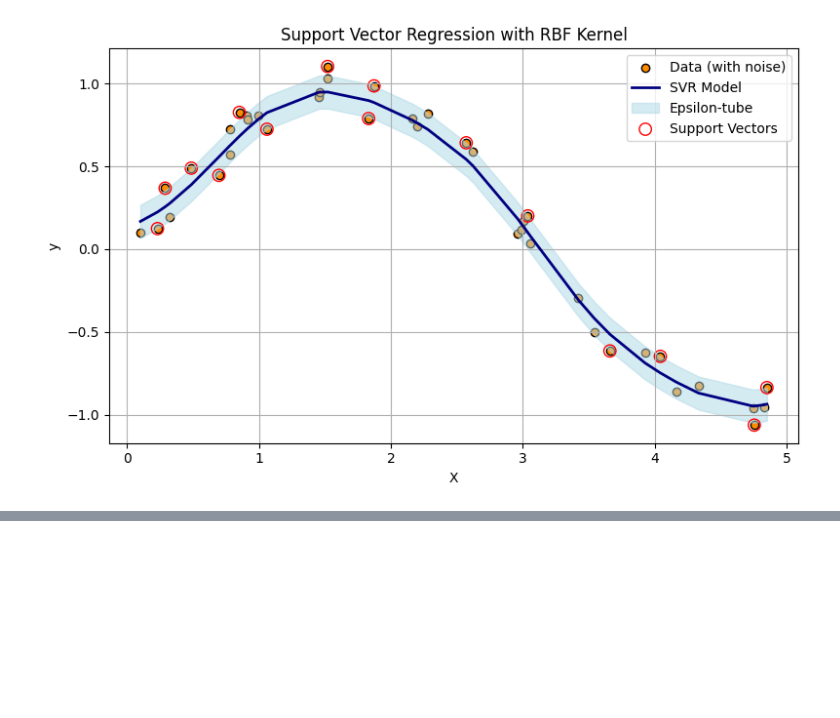
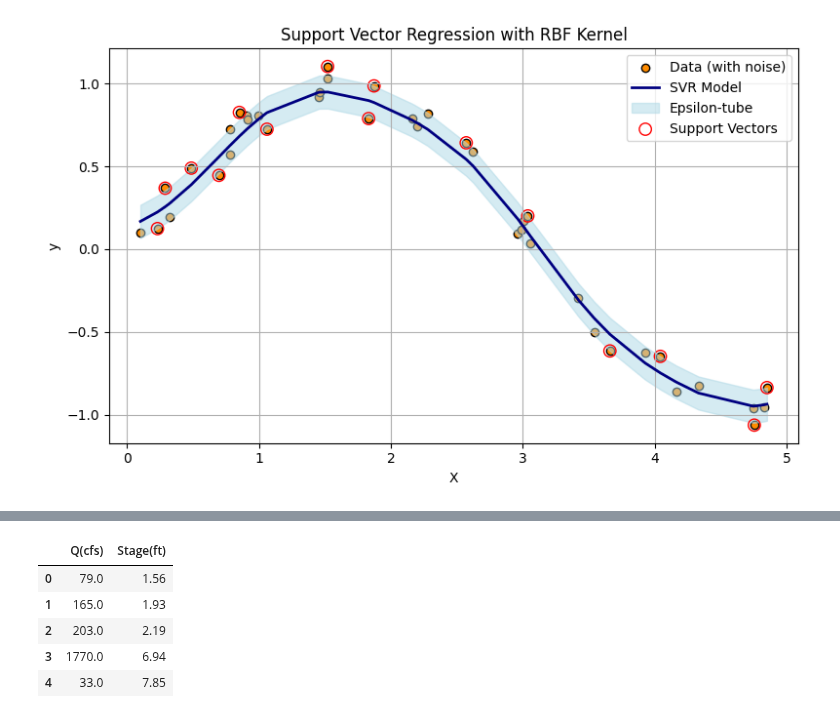
Before and after one commit to dustykat/ce-5319-webroot, a Jupyter notebook: MLBE4CE/_build/jupyter_execute/chapters/09-supportvectors/supportvectors.ipynb, the cells around one changed output, grey strips where cells are left out. Drawn from its saved outputs; the diff is of its cells as text; code cells hidden in the pictures; blank space fills up the shorter version.

```diff
--- a/MLBE4CE/_build/jupyter_execute/chapters/09-supportvectors/supportvectors.ipynb
+++ b/MLBE4CE/_build/jupyter_execute/chapters/09-supportvectors/supportvectors.ipynb
@@ -550,0 +725,21 @@ While linear programs guarantee complementary slackness at optimality, quadratic
+# %%
+# force memory purge ##
+%reset -f
+#######################
+import pandas as pd
+import numpy as np
+import matplotlib.pyplot as plt
+from sklearn.svm import SVR
+from sklearn.preprocessing import StandardScaler
+from sklearn.metrics import mean_squared_error
+
+# Load data
+data = pd.read_csv('rating_08165500.txt', sep='\t')  # change sep if needed
+data.head()
+# %% [output]
+|  | Q(cfs) | Stage(ft) |
+| 0 | 79.0 | 1.56 |
+| 1 | 165.0 | 1.93 |
+| 2 | 203.0 | 2.19 |
+| 3 | 1770.0 | 6.94 |
+| 4 | 33.0 | 7.85 |
```
Also changed, not shown: parts of 21 cells of this notebook, 33 other files.
